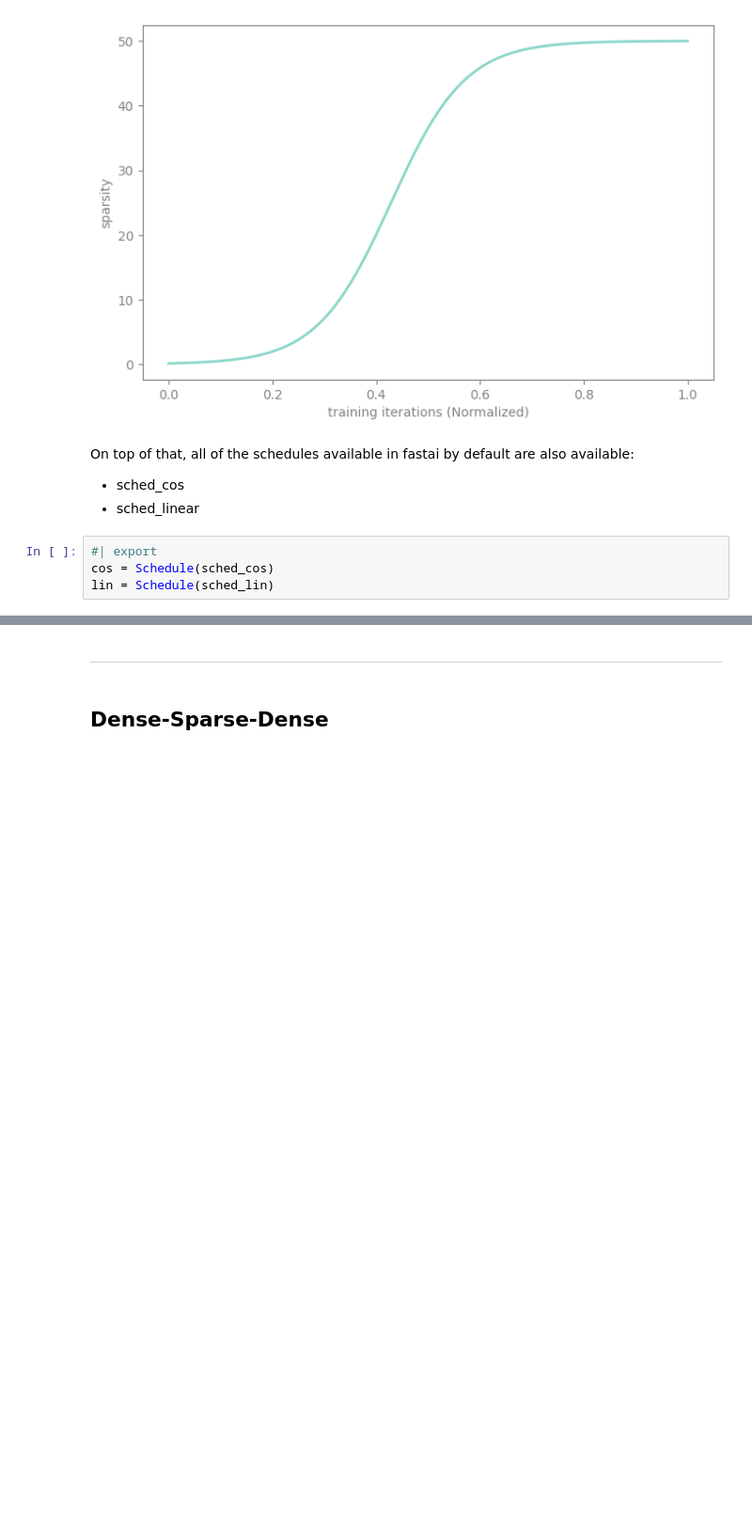
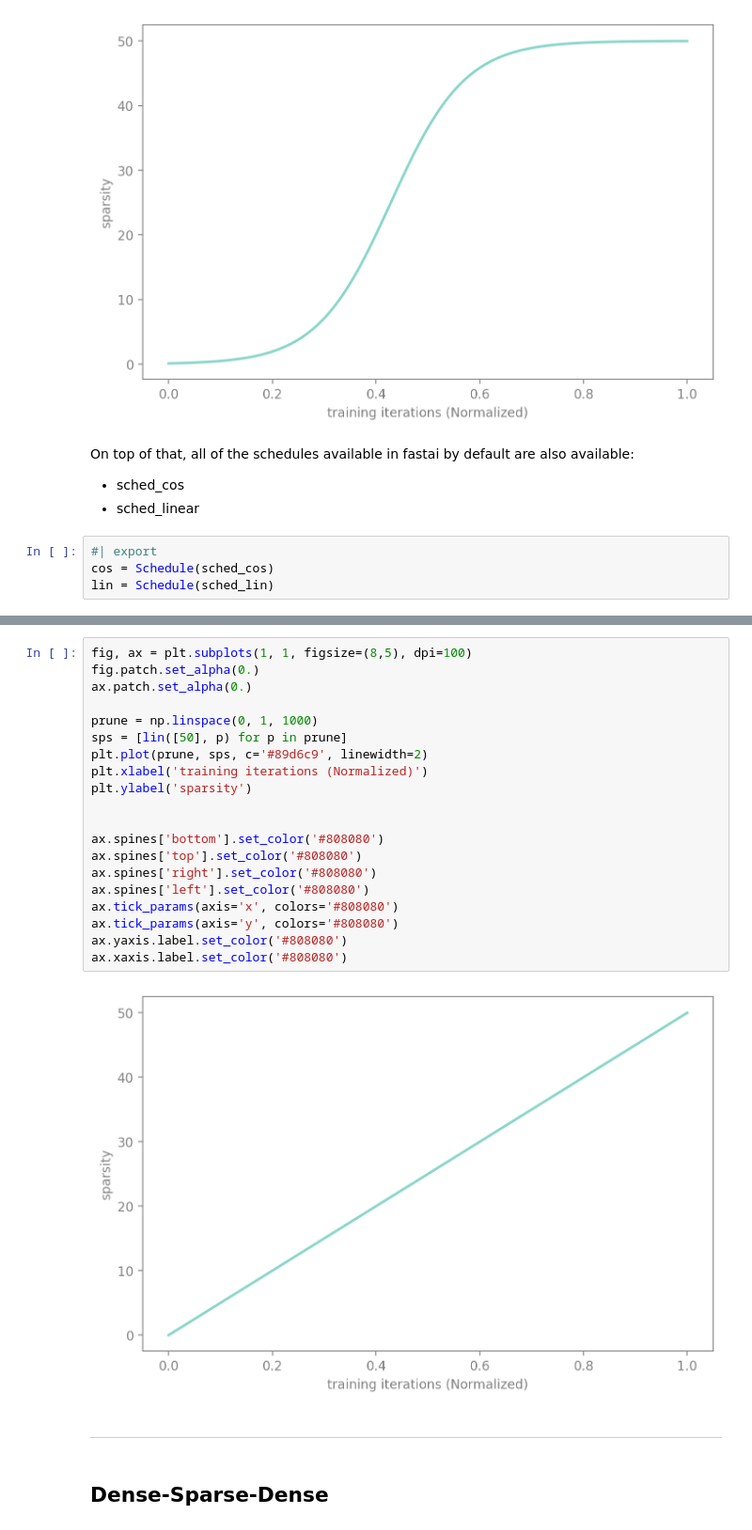
Before and after one commit to FasterAI-Labs/fasterai, a Jupyter notebook: nbs/core/schedules.ipynb, the cells around one changed output, grey strips where cells are left out. Shown at 94% size. Saved outputs shown, nothing was run; the diff lists cells and outputs as text; blank space fills up the shorter version.

```diff
--- a/nbs/core/schedules.ipynb
+++ b/nbs/core/schedules.ipynb
@@ -292,3 +411,25 @@ lin = Schedule(sched_lin)
+# %%
+fig, ax = plt.subplots(1, 1, figsize=(8,5), dpi=100)
+fig.patch.set_alpha(0.)
+ax.patch.set_alpha(0.)
+
+prune = np.linspace(0, 1, 1000)
+sps = [lin([50], p) for p in prune]
+plt.plot(prune, sps, c='#89d6c9', linewidth=2)
+plt.xlabel('training iterations (Normalized)')
+plt.ylabel('sparsity')
+
+
+ax.spines['bottom'].set_color('#808080')
+ax.spines['top'].set_color('#808080')
+ax.spines['right'].set_color('#808080')
+ax.spines['left'].set_color('#808080')
+ax.tick_params(axis='x', colors='#808080')
+ax.tick_params(axis='y', colors='#808080')
+ax.yaxis.label.set_color('#808080')
+ax.xaxis.label.set_color('#808080')
+# %% [output]
+[figure, added]
 # %% [markdown]
 ---
 # %% [markdown]
```
Also changed, not shown: parts of 17 cells of this notebook, 18 other files.
